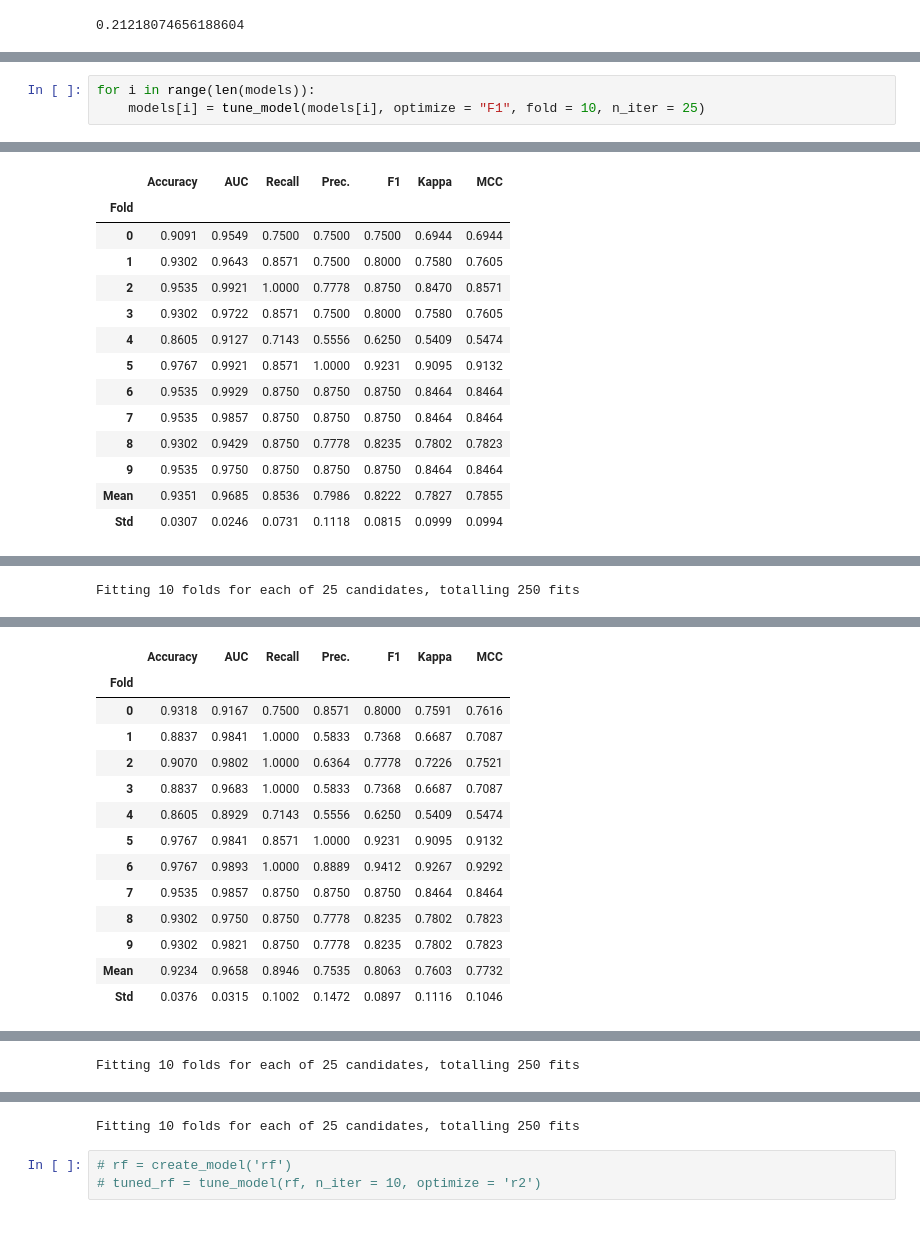
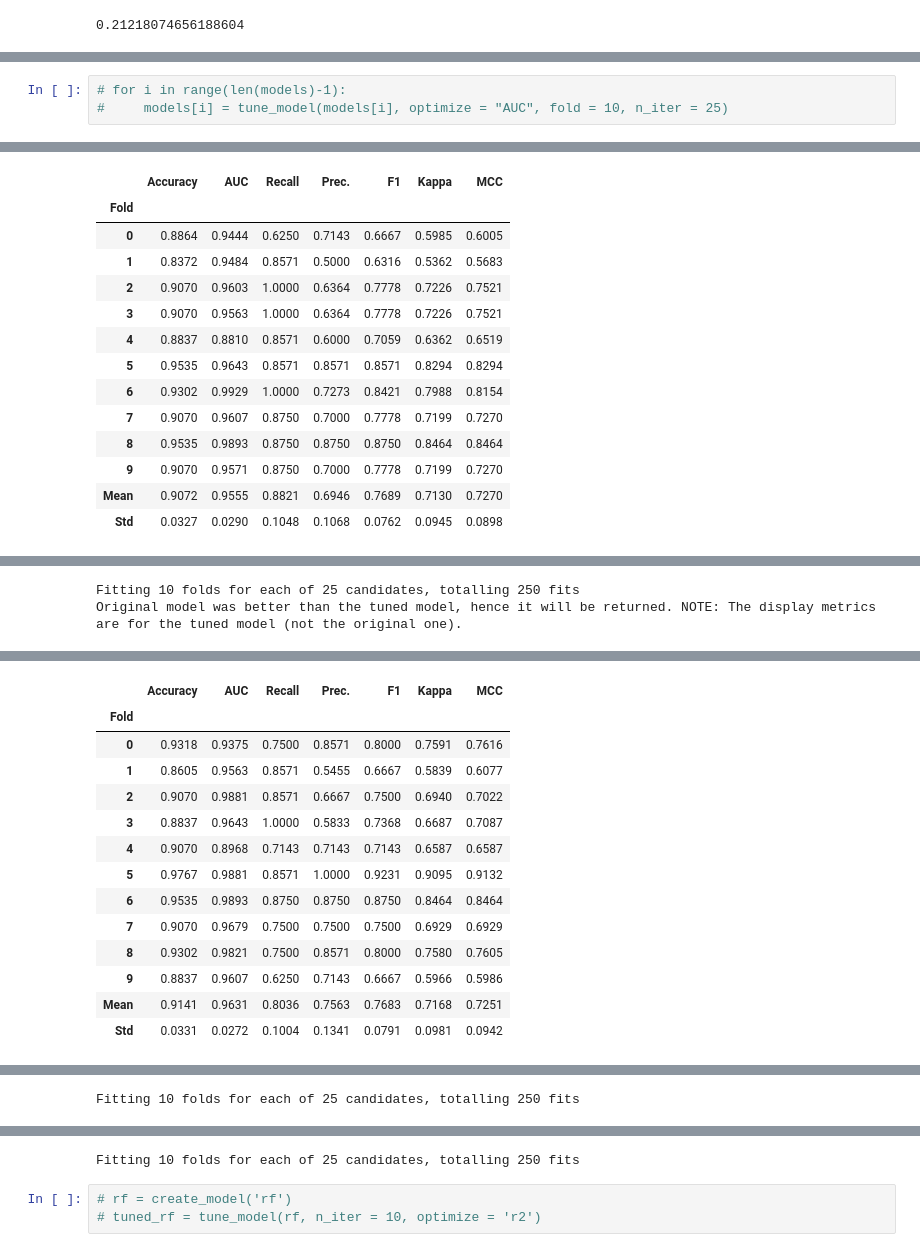
Before and after one commit to aruaru0/icr-kaggle, a Jupyter notebook: ICR-pycaret.ipynb, the cells around one changed output, grey strips where cells are left out. Saved outputs shown, nothing was run; the diff lists cells and outputs as text.

```diff
--- a/ICR-pycaret.ipynb
+++ b/ICR-pycaret.ipynb
@@ -151,39 +310,40 @@ models = compare_models(n_select = 3, probability_threshold = ratio)
 # %%
-for i in range(len(models)):
-    models[i] = tune_model(models[i], optimize = "F1", fold = 10, n_iter = 25)
+# for i in range(len(models)-1):
+#     models[i] = tune_model(models[i], optimize = "AUC", fold = 10, n_iter = 25)
 # %% [output]
 [interactive output not drawn]
 |  | Accuracy | AUC | Recall | Prec. | F1 | Kappa | MCC |
 | Fold |  |  |  |  |  |  |  |
-| 0 | 0.9091 | 0.9549 | 0.7500 | 0.7500 | 0.7500 | 0.6944 | 0.6944 |
-| 1 | 0.9302 | 0.9643 | 0.8571 | 0.7500 | 0.8000 | 0.7580 | 0.7605 |
-| 2 | 0.9535 | 0.9921 | 1.0000 | 0.7778 | 0.8750 | 0.8470 | 0.8571 |
-| 3 | 0.9302 | 0.9722 | 0.8571 | 0.7500 | 0.8000 | 0.7580 | 0.7605 |
-| 4 | 0.8605 | 0.9127 | 0.7143 | 0.5556 | 0.6250 | 0.5409 | 0.5474 |
-| 5 | 0.9767 | 0.9921 | 0.8571 | 1.0000 | 0.9231 | 0.9095 | 0.9132 |
-| 6 | 0.9535 | 0.9929 | 0.8750 | 0.8750 | 0.8750 | 0.8464 | 0.8464 |
-| 7 | 0.9535 | 0.9857 | 0.8750 | 0.8750 | 0.8750 | 0.8464 | 0.8464 |
-| 8 | 0.9302 | 0.9429 | 0.8750 | 0.7778 | 0.8235 | 0.7802 | 0.7823 |
-| 9 | 0.9535 | 0.9750 | 0.8750 | 0.8750 | 0.8750 | 0.8464 | 0.8464 |
-| Mean | 0.9351 | 0.9685 | 0.8536 | 0.7986 | 0.8222 | 0.7827 | 0.7855 |
-| Std | 0.0307 | 0.0246 | 0.0731 | 0.1118 | 0.0815 | 0.0999 | 0.0994 |
+| 0 | 0.8864 | 0.9444 | 0.6250 | 0.7143 | 0.6667 | 0.5985 | 0.6005 |
+| 1 | 0.8372 | 0.9484 | 0.8571 | 0.5000 | 0.6316 | 0.5362 | 0.5683 |
+| 2 | 0.9070 | 0.9603 | 1.0000 | 0.6364 | 0.7778 | 0.7226 | 0.7521 |
+| 3 | 0.9070 | 0.9563 | 1.0000 | 0.6364 | 0.7778 | 0.7226 | 0.7521 |
+| 4 | 0.8837 | 0.8810 | 0.8571 | 0.6000 | 0.7059 | 0.6362 | 0.6519 |
+| 5 | 0.9535 | 0.9643 | 0.8571 | 0.8571 | 0.8571 | 0.8294 | 0.8294 |
+| 6 | 0.9302 | 0.9929 | 1.0000 | 0.7273 | 0.8421 | 0.7988 | 0.8154 |
+| 7 | 0.9070 | 0.9607 | 0.8750 | 0.7000 | 0.7778 | 0.7199 | 0.7270 |
+| 8 | 0.9535 | 0.9893 | 0.8750 | 0.8750 | 0.8750 | 0.8464 | 0.8464 |
+| 9 | 0.9070 | 0.9571 | 0.8750 | 0.7000 | 0.7778 | 0.7199 | 0.7270 |
+| Mean | 0.9072 | 0.9555 | 0.8821 | 0.6946 | 0.7689 | 0.7130 | 0.7270 |
+| Std | 0.0327 | 0.0290 | 0.1048 | 0.1068 | 0.0762 | 0.0945 | 0.0898 |
 [interactive output not drawn]
 Fitting 10 folds for each of 25 candidates, totalling 250 fits
+Original model was better than the tuned model, hence it will be returned. NOTE: The display metrics are for the tuned model (not the original one).
 [interactive output not drawn]
 |  | Accuracy | AUC | Recall | Prec. | F1 | Kappa | MCC |
 | Fold |  |  |  |  |  |  |  |
-| 0 | 0.9318 | 0.9167 | 0.7500 | 0.8571 | 0.8000 | 0.7591 | 0.7616 |
-| 1 | 0.8837 | 0.9841 | 1.0000 | 0.5833 | 0.7368 | 0.6687 | 0.7087 |
-| 2 | 0.9070 | 0.9802 | 1.0000 | 0.6364 | 0.7778 | 0.7226 | 0.7521 |
-| 3 | 0.8837 | 0.9683 | 1.0000 | 0.5833 | 0.7368 | 0.6687 | 0.7087 |
-| 4 | 0.8605 | 0.8929 | 0.7143 | 0.5556 | 0.6250 | 0.5409 | 0.5474 |
-| 5 | 0.9767 | 0.9841 | 0.8571 | 1.0000 | 0.9231 | 0.9095 | 0.9132 |
-| 6 | 0.9767 | 0.9893 | 1.0000 | 0.8889 | 0.9412 | 0.9267 | 0.9292 |
-| 7 | 0.9535 | 0.9857 | 0.8750 | 0.8750 | 0.8750 | 0.8464 | 0.8464 |
-| 8 | 0.9302 | 0.9750 | 0.8750 | 0.7778 | 0.8235 | 0.7802 | 0.7823 |
-| 9 | 0.9302 | 0.9821 | 0.8750 | 0.7778 | 0.8235 | 0.7802 | 0.7823 |
-| Mean | 0.9234 | 0.9658 | 0.8946 | 0.7535 | 0.8063 | 0.7603 | 0.7732 |
-| Std | 0.0376 | 0.0315 | 0.1002 | 0.1472 | 0.0897 | 0.1116 | 0.1046 |
+| 0 | 0.9318 | 0.9375 | 0.7500 | 0.8571 | 0.8000 | 0.7591 | 0.7616 |
+| 1 | 0.8605 | 0.9563 | 0.8571 | 0.5455 | 0.6667 | 0.5839 | 0.6077 |
+| 2 | 0.9070 | 0.9881 | 0.8571 | 0.6667 | 0.7500 | 0.6940 | 0.7022 |
+| 3 | 0.8837 | 0.9643 | 1.0000 | 0.5833 | 0.7368 | 0.6687 | 0.7087 |
+| 4 | 0.9070 | 0.8968 | 0.7143 | 0.7143 | 0.7143 | 0.6587 | 0.6587 |
+| 5 | 0.9767 | 0.9881 | 0.8571 | 1.0000 | 0.9231 | 0.9095 | 0.9132 |
+| 6 | 0.9535 | 0.9893 | 0.8750 | 0.8750 | 0.8750 | 0.8464 | 0.8464 |
+| 7 | 0.9070 | 0.9679 | 0.7500 | 0.7500 | 0.7500 | 0.6929 | 0.6929 |
+| 8 | 0.9302 | 0.9821 | 0.7500 | 0.8571 | 0.8000 | 0.7580 | 0.7605 |
+| 9 | 0.8837 | 0.9607 | 0.6250 | 0.7143 | 0.6667 | 0.5966 | 0.5986 |
+| Mean | 0.9141 | 0.9631 | 0.8036 | 0.7563 | 0.7683 | 0.7168 | 0.7251 |
+| Std | 0.0331 | 0.0272 | 0.1004 | 0.1341 | 0.0791 | 0.0981 | 0.0942 |
 [interactive output not drawn]
 Fitting 10 folds for each of 25 candidates, totalling 250 fits
 [interactive output not drawn]
```
Also changed, not shown: parts of 23 cells of this notebook, 3 other files.
